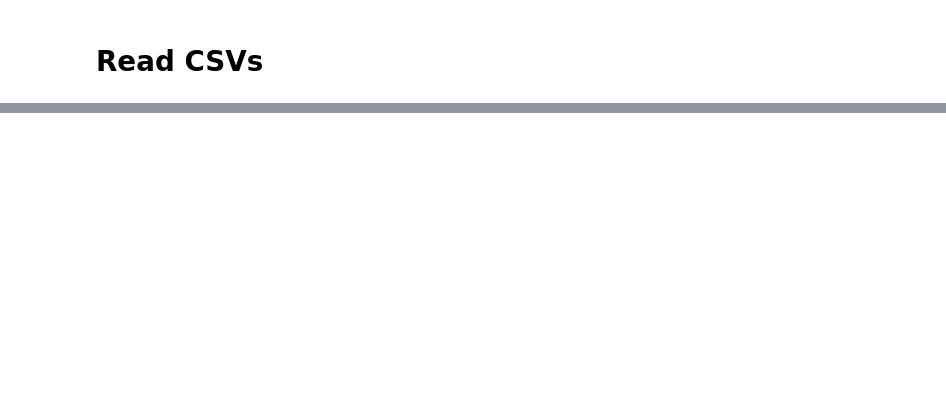
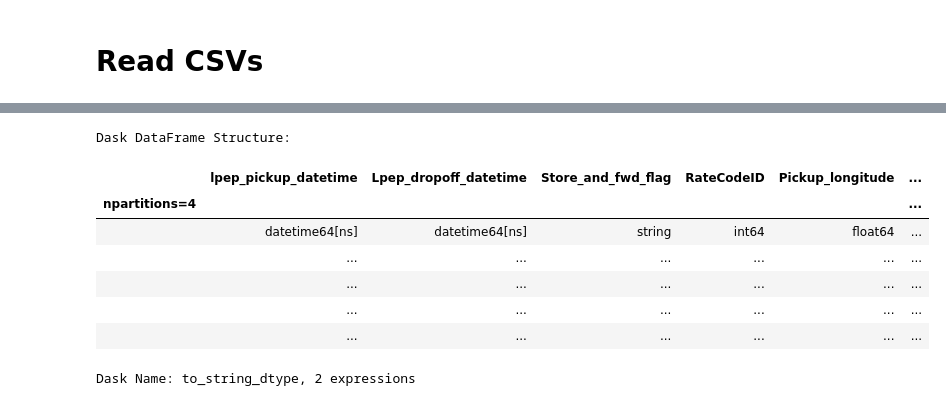
Before and after one commit to STC-BDT/Introduction-to-Dask, a Jupyter notebook: Dask Dataframe.ipynb, the cells around one changed output, grey strips where cells are left out. Cells and saved outputs as stored; diff of their text form; code cells hidden in the pictures; blank space fills up the shorter version.

```diff
--- a/Dask Dataframe.ipynb
+++ b/Dask Dataframe.ipynb
@@ -61,0 +152,12 @@ csv_df.head()
+# %%
+csv_df
+# %% [output]
+Dask DataFrame Structure:
+|  | lpep_pickup_datetime | Lpep_dropoff_datetime | Store_and_fwd_flag | RateCodeID | Pickup_longitude | ... |
+| npartitions=4 |  |  |  |  |  | ... |
+|  | datetime64[ns] | datetime64[ns] | string | int64 | float64 | ... |
+|  | ... | ... | ... | ... | ... | ... |
+|  | ... | ... | ... | ... | ... | ... |
+|  | ... | ... | ... | ... | ... | ... |
+|  | ... | ... | ... | ... | ... | ... |
+Dask Name: to_string_dtype, 2 expressions
```
Also changed, not shown: parts of 13 cells of this notebook, 6 other files.
